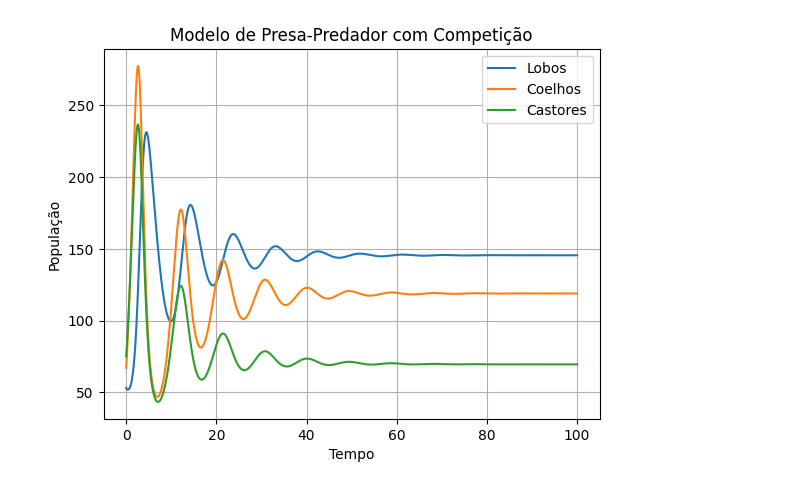
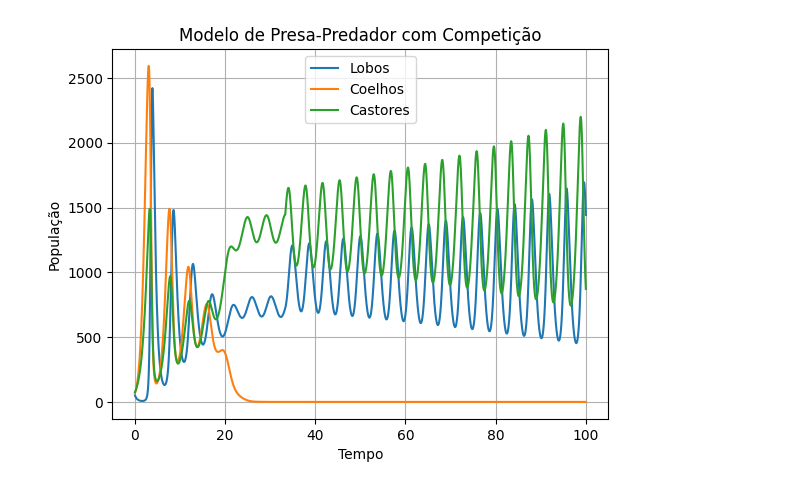
Before and after one commit to mavff/Lotka_Volterra_3_Species, a Jupyter notebook: Projeto_metodos.ipynb, the cells around one changed output. Saved outputs shown, nothing was run; the diff lists cells and outputs as text; code cells hidden in the pictures.

```diff
--- a/Projeto_metodos.ipynb
+++ b/Projeto_metodos.ipynb
@@ -2,58 +2,61 @@
 import numpy as np
 from matplotlib.pylab import *
 
-# Parâmetros do modelo
-A, B, C, M, N, D, K, G, T = [1.3, 0.008, 0.0001, 1.1, 0.007, 0.003, 0.0015, 0.2, 0.2]
-max_population_lobo=1100
-max_population_coelho=1200
-max_population_castor=1100
+# Parâmetros do modelo         #A     #B      #C   #M    #N       #V      #D      #K    #G   #T
+A, B, C, M, N,V, D, K, G, T = [1.749, 0.0018, 0.001, 1.1, 0.0015, 0.0001, 0.0018, 0.0015, 0.8, 1.2]
+
 # Funções que definem as equações diferenciais do modelo
 def f1(L, Clh, Cst):  # para a presa Coelho e Competidor do Castor dClh/dt
-    return (A * Clh*(1 - Clh / max_population_coelho)) - (B * Clh * L)  - (C * Clh * Cst)
+    return (A * Clh) - (B * Clh * L)  - (C * Clh * Cst)
     #A = a taxa de crescimento dos Coelhos na ausência de predadores;
     #B = a taxa de predação do Coelho pelo Lobo;
     #C = a taxa de competição por recursos do Coelho com o Castor;
 def f2(L, Clh, Cst):  # para a presa Castor e Competidor do Coelho dCst/dt
-    return (M * Cst*(1 - Cst / max_population_castor)) - (N * Cst * L) - (C * Clh * Cst)
+    return (M * Cst) - (N * Cst * L) - (V * Clh * Cst)
     #M = a taxa de crescimento dos Castores na ausência de predadores;
     #N = a taxa de predação do Castor pelo Lobo;
-    #C = a taxa de competição por recursos do Coelho com o Castor;
+    #V = a taxa de competição por recursos do Coelho com o Castor;
 def f3(L, Clh, Cst):  # para a Lobo dL/dt
-    return ((D * L * Clh) + (K * L * Cst))*(1 - L / max_population_lobo) - (G * L) - (T * L)
+    return ((D * L * Clh) + (K * L * Cst)) - (G * L) - (T * L)
     #D = a eficiência de conversão dos Coelhos em novos Lobos
     #K = a eficiência de conversão dos Castores em novos lobos
     #G = a taxa de mortalidade do Lobo na ausência de Coelhos
     #T = a taxa de mortalidade do Lobo na ausência de Castores
 # Condições iniciais
 # populações iniciais
-L0=53
+L0=50
 Clh0=67
 Cst0 =75
 T_total = 100# tempo total de simulação
 n_steps = 10000 # número de passos
 
 # Inicialização dos arrays para armazenar os resultados
 L = np.zeros(n_steps + 1)
 Clh = np.zeros(n_steps + 1)
 Cst = np.zeros(n_steps + 1)
 L[0], Clh[0], Cst[0] = L0, Clh0, Cst0
 
 # Simulação usando método de Euler
 dt = T_total / n_steps
-for k in range(n_steps):
+for k in range(n_steps//3):
     L[k+1] = max(0, L[k] + dt * f3(L[k], Clh[k], Cst[k]))
     Clh[k+1] = max(0, Clh[k] + dt * f1(L[k], Clh[k], Cst[k]))
     Cst[k+1] = max(0, Cst[k] + dt * f2(L[k], Clh[k], Cst[k]))
 
+A, B, C, M, N,V, D, K, G, T = [1.64, 0.0018, 0.001, 1.4, 0.0015, 0.0001, 0.0018, 0.0015, 0.8, 1.2]
+for k in range(n_steps//3, n_steps):
+    L[k+1] = max(0, L[k] + dt * f3(L[k], Clh[k], Cst[k]))
+    Clh[k+1] = max(0, Clh[k] + dt * f1(L[k], Clh[k], Cst[k]))
+    Cst[k+1] = max(0, Cst[k] + dt * f2(L[k], Clh[k], Cst[k]))
 # Plotando os resultados
 plt.plot(np.linspace(0, T_total, n_steps + 1), L, label='Lobos')
 plt.plot(np.linspace(0, T_total, n_steps + 1), Clh, label='Coelhos')
 plt.plot(np.linspace(0, T_total, n_steps + 1), Cst, label='Castores')
 plt.xlabel('Tempo')
 plt.ylabel('População')
 plt.title('Modelo de Presa-Predador com Competição')
 plt.legend()
 plt.grid(True)
 plt.show()
 # %% [output]
-[figure, old version]
+[figure, new version]
```
Also changed, not shown: parts of 1 cell of this notebook.
